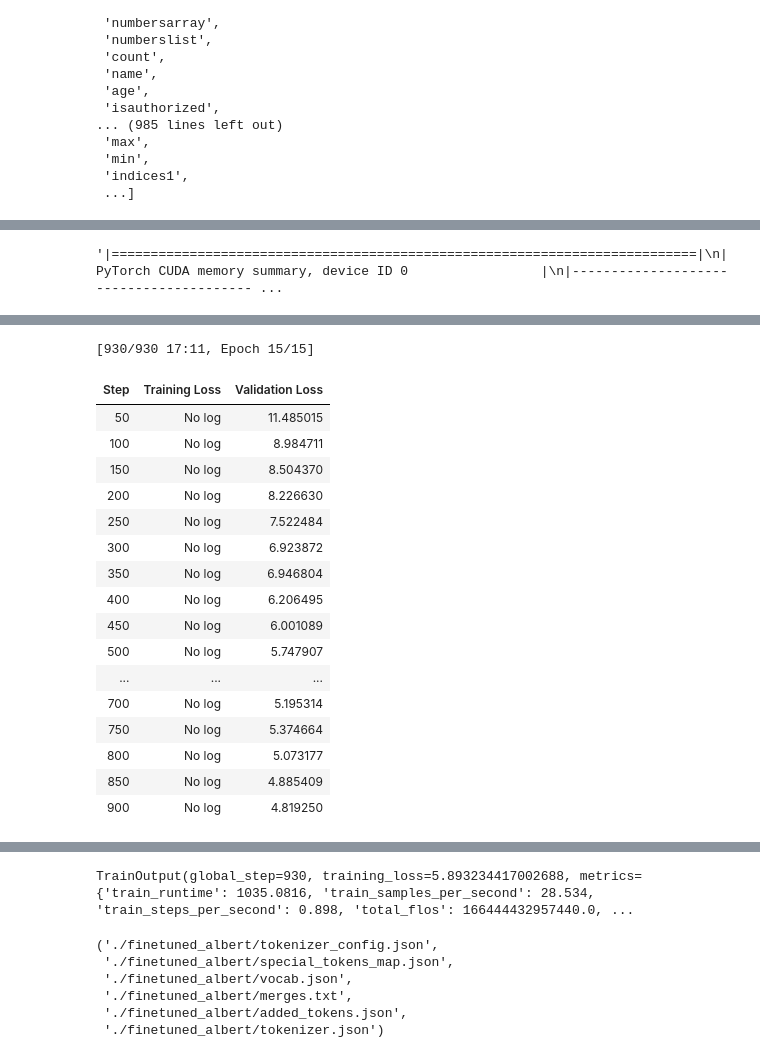
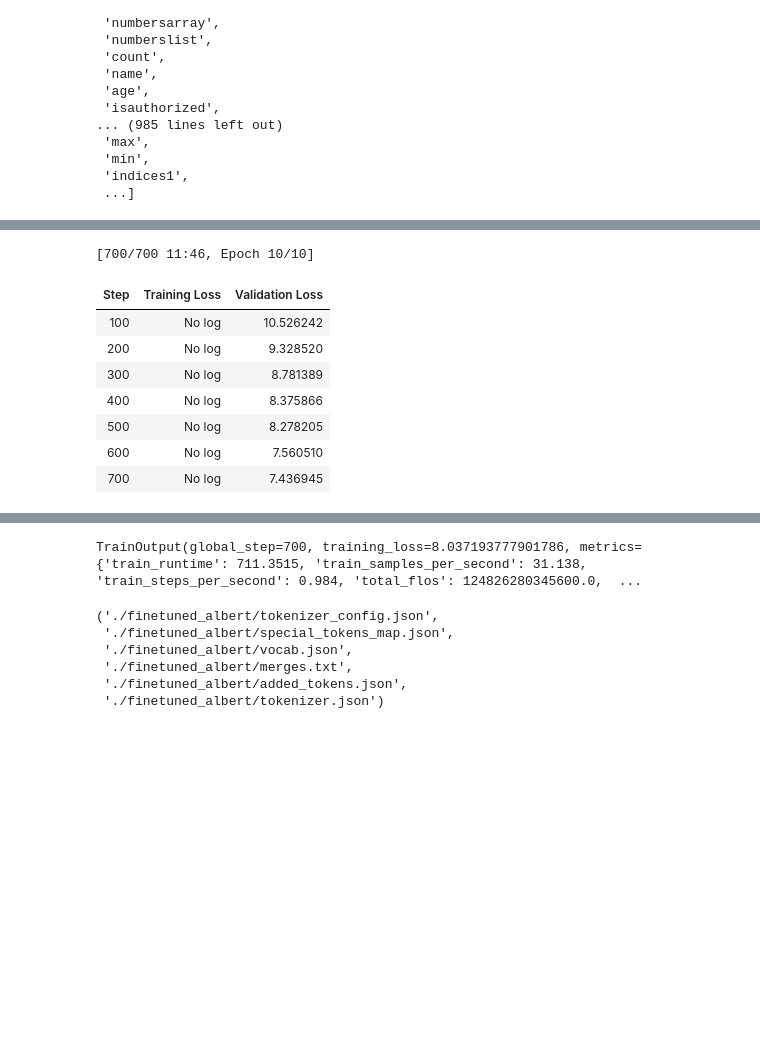
Before and after one commit to VellummyilumVinoth/Train_And_Test_Using_ALBERT, a Jupyter notebook: FinetunedAlbert.ipynb, the cells around one changed output, grey strips where cells are left out. Cells and saved outputs as stored; diff of their text form; code cells hidden in the pictures; blank space fills up the shorter version.

```diff
--- a/FinetunedAlbert.ipynb
+++ b/FinetunedAlbert.ipynb
@@ -233,3 +231,20 @@ variable_names
+# %%
+import re
+
+def clean_text(line):
+    line = re.sub(r'-+',' ',line)
+    line = re.sub(r'[^a-zA-Z, ]+'," ",line)
+    line = re.sub(r'[ ]+'," ",line)
+    line += ""
+    return line
+
+source_statements = []
+len_lst = []
+for line in statements:
+    if len(line.split(" ")) >=0:
+        line = clean_text(line)
+        source_statements.append(line)
+        len_lst.append(len(line.split(" ")))
 # %%
 source_statements
 # %% [output]
@@ -321,16 +317,8 @@ class VariableNamesDataset(torch.utils.data.Dataset):
         for i in indices_to_mask:
             source_statement_tokens[i] = '<mask>'
 
-        # Convert the tokens back to text
-        masked_source_statement = self.tokenizer.convert_tokens_to_string(source_statement_tokens)
-
-        # masked_source_statement = ""
-        # for i, token in enumerate(source_statement_tokens):
-        #     if i < len(source_statement_tokens) - 1:
-        #         masked_source_statement += token + " "
-        #     else:
-        #         masked_source_statement += token
-
+        masked_source_statement = ' '.join(source_statement_tokens)
+        print("Masked source statement:", masked_source_statement)
 
         # Tokenize the masked source statement
         input_ids = self.tokenizer.encode(
@@ -342,12 +330,11 @@ class VariableNamesDataset(torch.utils.data.Dataset):
         )
 
         print("Input IDs:", input_ids)
-        print("Masked source statement:", masked_source_statement)
 
         return torch.tensor(input_ids)
 # %%
 # Split the data into train and test sets
-train_size = int(len(source_statements) * 0.8)
+train_size = int(len(source_statements) * 0.9)
 train_variable_names = variable_names[:train_size]
 train_source_statements = source_statements[:train_size]
 test_variable_names = variable_names[train_size:]
@@ -360,5 +343,5 @@ train_size
 # Prepare the data for training and testing
 train_dataset = VariableNamesDataset(train_variable_names, train_source_statements, tokenizer, mask_probability = 1)
 
-test_dataset = VariableNamesDataset(test_variable_names, test_source_statements, tokenizer, mask_probability = 1)
+test_dataset = VariableNamesDataset(test_variable_names, test_source_statements, tokenizer, mask_probability = 0)
 # %%
@@ -412,10 +393,6 @@ tensor([    4, 18726,  1624,  1571,   420,    31,    96,    97,     4,     4,
 # %%
 import torch
 torch.cuda.empty_cache()
-# %%
-torch.cuda.memory_summary(device=None, abbreviated=False)
-# %% [output]
-'|===========================================================================|\n|                  PyTorch CUDA memory summary, device ID 0                 |\n|---------------------------------------- ...
 # %%
 # Prepare the data collator
 data_collator = DataCollatorForLanguageModeling(
@@ -428,10 +405,10 @@ model.resize_token_embeddings(len(tokenizer))
 training_args = TrainingArguments(
     output_dir='./results',          # output directory
     evaluation_strategy = "steps",   # Evaluation and Save happens every X steps
-    eval_steps = 50,                # Evaluation happens every X steps
+    eval_steps = 100,                # Evaluation happens every X steps
     save_steps = 1000,               # Save checkpoint every X steps
-    num_train_epochs = 15,            # Total number of training epochs
-    learning_rate = 2e-5,            # Learning rate
+    num_train_epochs = 10,            # Total number of training epochs
+    learning_rate = 1e-5,            # Learning rate
     per_device_train_batch_size=32,  # Batch size per device during training
     per_device_eval_batch_size=64,   # Batch size for evaluation
     warmup_steps = 500,              # Number of warmup steps
@@ -471,19 +448,10 @@ Masked source statement: order<mask>;
-[930/930 17:11, Epoch 15/15]
+[700/700 11:46, Epoch 10/10]
 | Step | Training Loss | Validation Loss |
-| 50 | No log | 11.485015 |
-| 100 | No log | 8.984711 |
-| 150 | No log | 8.504370 |
-| 200 | No log | 8.226630 |
-| 250 | No log | 7.522484 |
-| 300 | No log | 6.923872 |
-| 350 | No log | 6.946804 |
-| 400 | No log | 6.206495 |
-| 450 | No log | 6.001089 |
-| 500 | No log | 5.747907 |
-| ... | ... | ... |
-| 700 | No log | 5.195314 |
-| 750 | No log | 5.374664 |
-| 800 | No log | 5.073177 |
-| 850 | No log | 4.885409 |
-| 900 | No log | 4.819250 |
+| 100 | No log | 10.526242 |
+| 200 | No log | 9.328520 |
+| 300 | No log | 8.781389 |
+| 400 | No log | 8.375866 |
+| 500 | No log | 8.278205 |
+| 600 | No log | 7.560510 |
+| 700 | No log | 7.436945 |
 Streaming output truncated to the last 5000 lines.
@@ -506,4 +474,4 @@ source statements:  9
-TrainOutput(global_step=930, training_loss=5.893234417002688, metrics={'train_runtime': 1035.0816, 'train_samples_per_second': 28.534, 'train_steps_per_second': 0.898, 'total_flos': 166444432957440.0, ...
+TrainOutput(global_step=700, training_loss=8.037193777901786, metrics={'train_runtime': 711.3515, 'train_samples_per_second': 31.138, 'train_steps_per_second': 0.984, 'total_flos': 124826280345600.0,  ...
 # %%
 # Save the trained model and tokenizer
 output_dir = './finetuned_albert'
```
Also changed, not shown: parts of 17 cells of this notebook.
